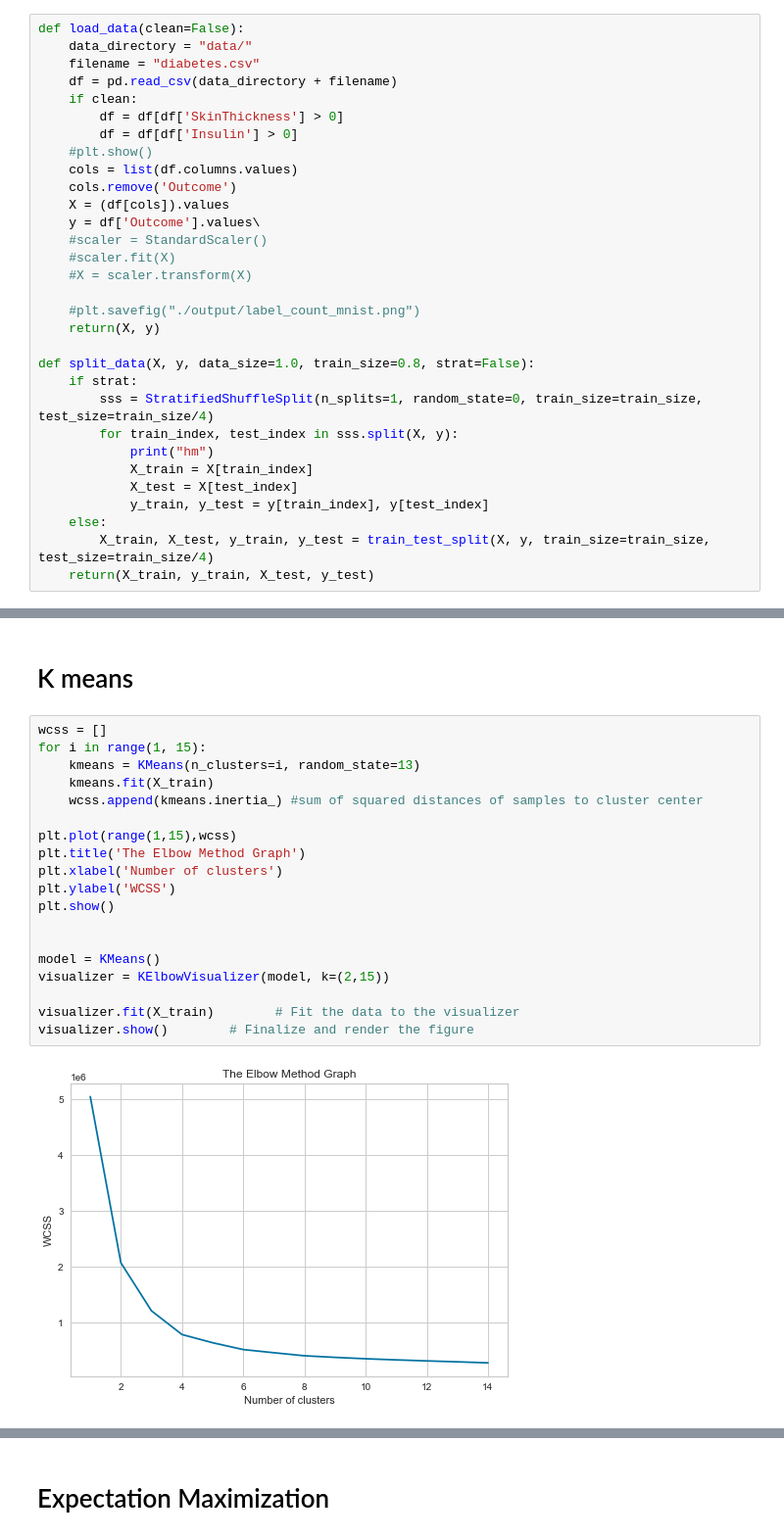
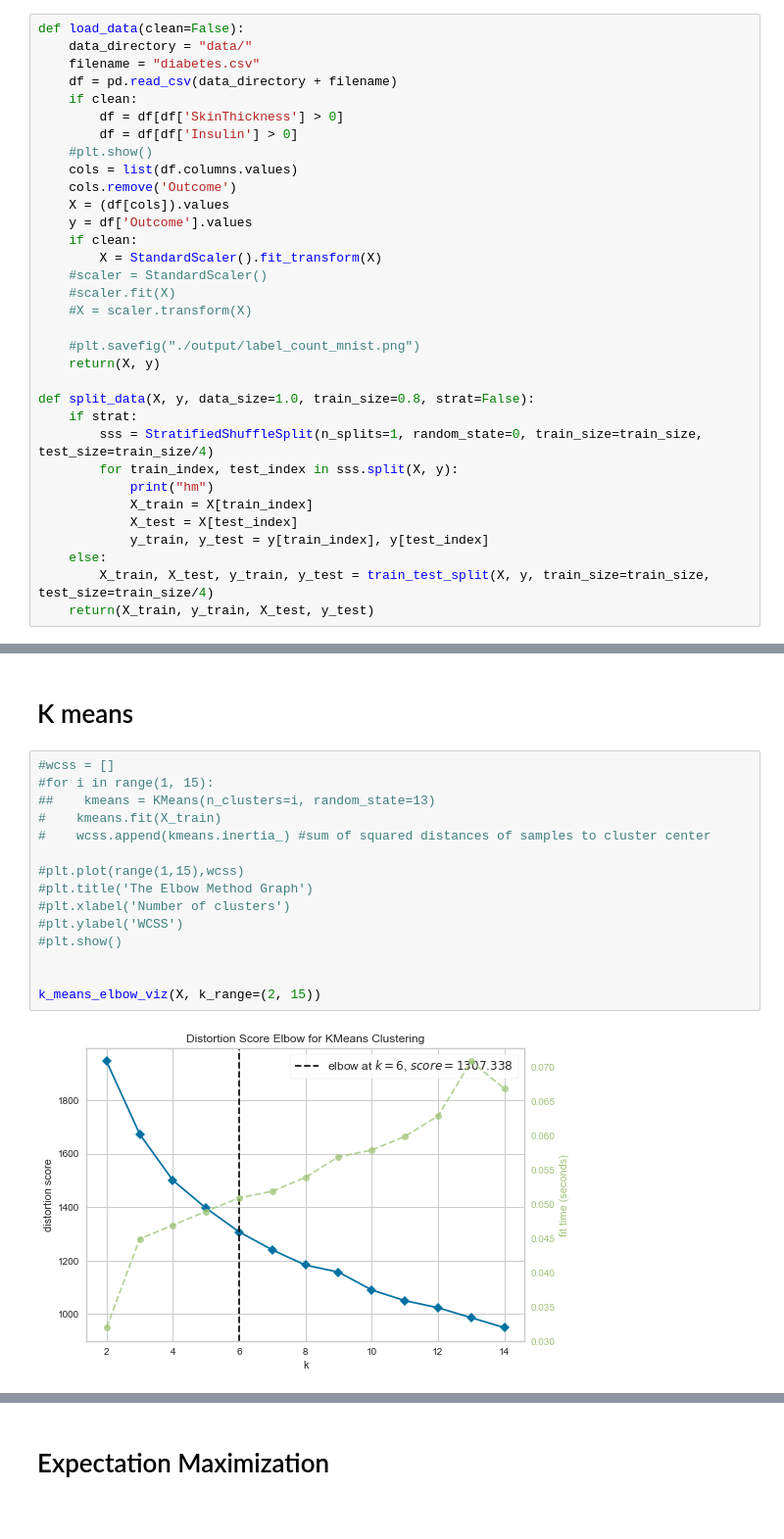
Before and after one commit to jfuerst92/Linothorax, a Jupyter notebook: diabetes.ipynb, the cells around one changed output, grey strips where cells are left out. Shown at 98% size. Saved outputs shown, nothing was run; the diff lists cells and outputs as text.

```diff
--- a/diabetes.ipynb
+++ b/diabetes.ipynb
@@ -47,7 +47,9 @@ def load_data(clean=False):
     cols = list(df.columns.values)
     cols.remove('Outcome')
     X = (df[cols]).values
-    y = df['Outcome'].values\
+    y = df['Outcome'].values
+    if clean:
+        X = StandardScaler().fit_transform(X)
     #scaler = StandardScaler()
     #scaler.fit(X)
     #X = scaler.transform(X)
@@ -101,23 +195,19 @@ def plot_hyperparam_test(test_accs, train_accs, n_range, dataset, model_name, pa
 # %% [markdown]
 # K means
 # %%
-wcss = []
-for i in range(1, 15):
-    kmeans = KMeans(n_clusters=i, random_state=13)
-    kmeans.fit(X_train)
-    wcss.append(kmeans.inertia_) #sum of squared distances of samples to cluster center
+#wcss = []
+#for i in range(1, 15):
+##    kmeans = KMeans(n_clusters=i, random_state=13)
+#    kmeans.fit(X_train)
+#    wcss.append(kmeans.inertia_) #sum of squared distances of samples to cluster center
 
-plt.plot(range(1,15),wcss)
-plt.title('The Elbow Method Graph')
-plt.xlabel('Number of clusters')
-plt.ylabel('WCSS')
-plt.show()
+#plt.plot(range(1,15),wcss)
+#plt.title('The Elbow Method Graph')
+#plt.xlabel('Number of clusters')
+#plt.ylabel('WCSS')
+#plt.show()
 
 
-model = KMeans()
-visualizer = KElbowVisualizer(model, k=(2,15))
-
-visualizer.fit(X_train)        # Fit the data to the visualizer
-visualizer.show()        # Finalize and render the figure
+k_means_elbow_viz(X, k_range=(2, 15))
 # %% [output]
-[figure, old version]
+[figure, new version]
```
Also changed, not shown: parts of 38 cells of this notebook, 1 other file.
